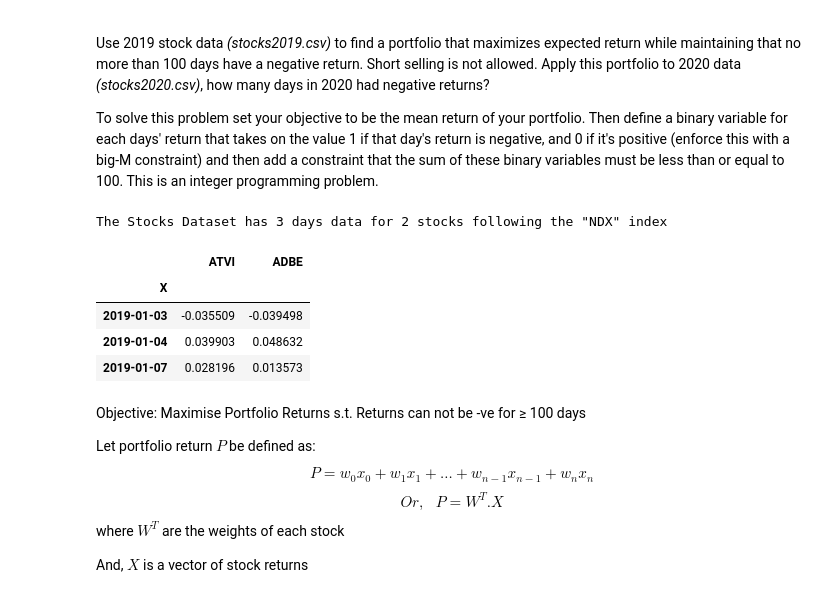
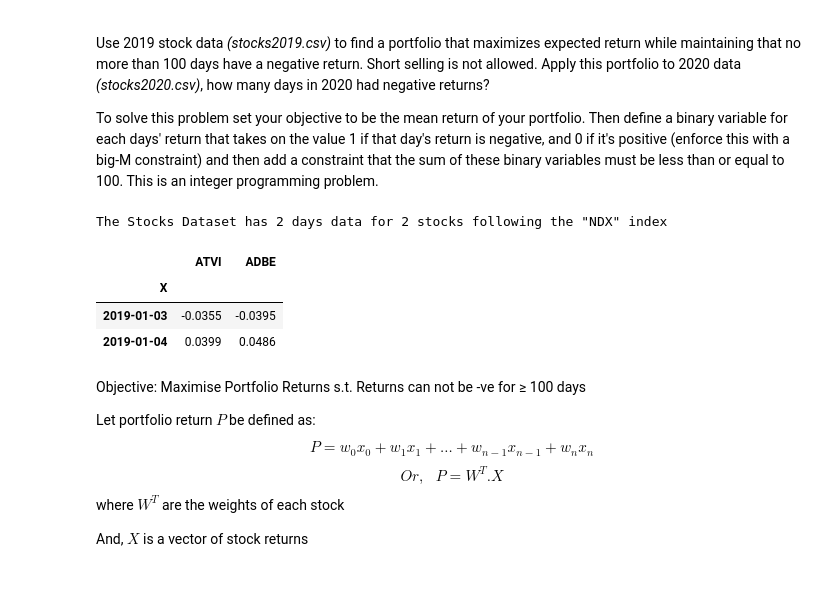
Before and after one commit to rohitashwachaks/advanced_optimisation, a Jupyter notebook: Assignments/HW2/HW2.ipynb, the cells around one changed output. Drawn from its saved outputs; the diff is of its cells as text; code cells hidden in the pictures.

```diff
--- a/Assignments/HW2/HW2.ipynb
+++ b/Assignments/HW2/HW2.ipynb
@@ -156,20 +156,19 @@ To solve this problem set your objective to be the mean return of your portfolio
 # %%
 stocks2019 = pd.read_csv('stocks2019.csv')
 stocks2019.X = pd.to_datetime(stocks2019.X)
 stocks2019.set_index('X', inplace= True)
 #Changing price levels to returns and discarding first row
-stocks2019 = stocks2019.pct_change().iloc[1:]
-stocks2019 = stocks2019.iloc[:3,:3]
+stocks2019 = np.round(stocks2019.pct_change(),4).iloc[1:]
+stocks2019 = stocks2019.iloc[:2,:3]
 print(f'The Stocks Dataset has {stocks2019.shape[0]} days data for {stocks2019.shape[1] - 1} stocks following the "NDX" index')
 stocks2019.drop(['NDX'], axis = 1, inplace = True)
 stocks2019
 # %% [output]
-The Stocks Dataset has 3 days data for 2 stocks following the "NDX" index
+The Stocks Dataset has 2 days data for 2 stocks following the "NDX" index
 |  | ATVI | ADBE |
 | X |  |  |
-| 2019-01-03 | -0.035509 | -0.039498 |
-| 2019-01-04 | 0.039903 | 0.048632 |
-| 2019-01-07 | 0.028196 | 0.013573 |
+| 2019-01-03 | -0.0355 | -0.0395 |
+| 2019-01-04 | 0.0399 | 0.0486 |
 # %% [markdown]
 Objective: Maximise Portfolio Returns s.t. Returns can not be -ve for ≥ 100 days
 
```
Also changed, not shown: parts of 2 cells of this notebook.
